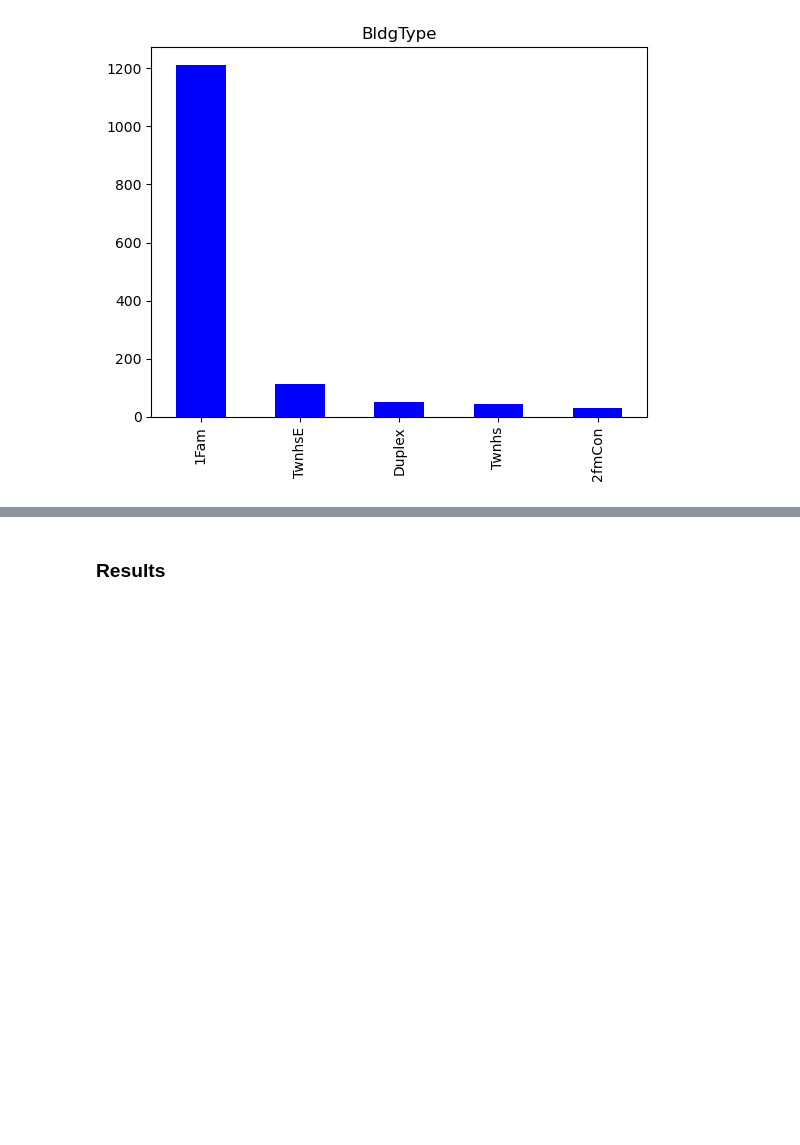
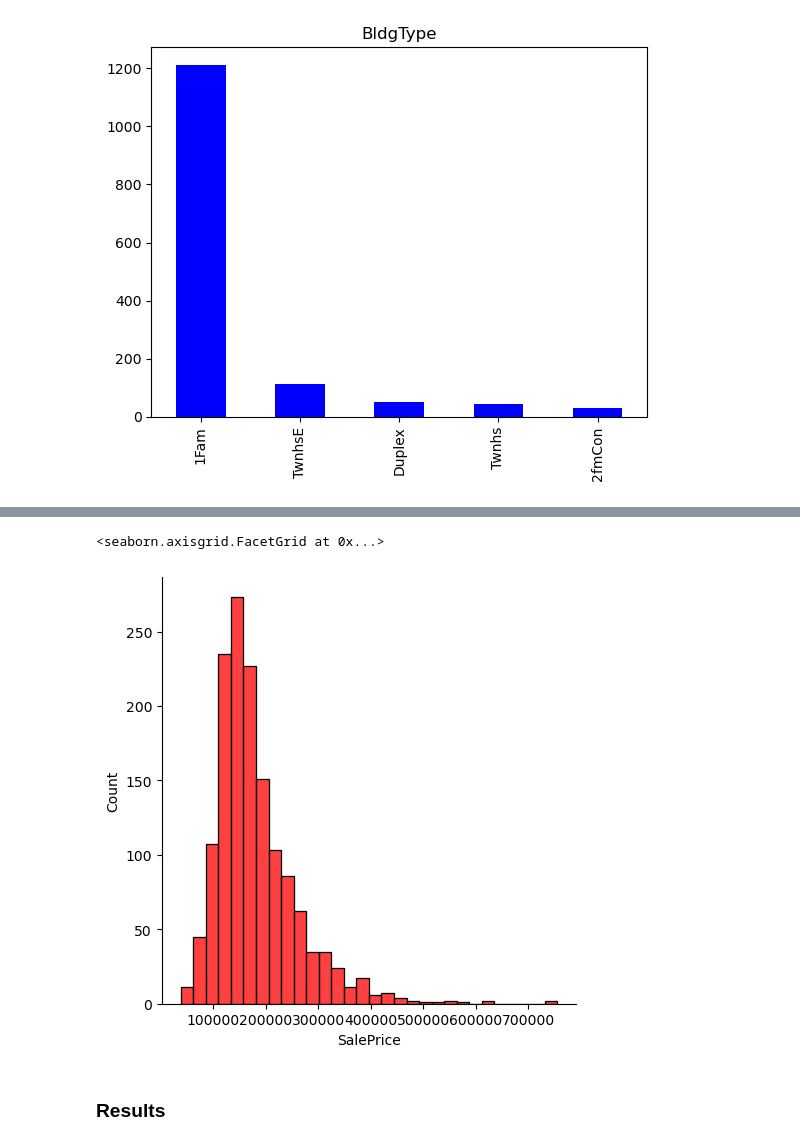
Before and after one commit to strangenicholas/Housing-Price-Prediction---Predictive-Analytics-and-Advanced-Regression-, a Jupyter notebook: Housing Price Prediction - Predictive Analytics and Advanced Regression .ipynb, the cells around one changed output, grey strips where cells are left out. Cells and saved outputs as stored; diff of their text form; code cells hidden in the pictures; blank space fills up the shorter version.

```diff
--- a/Housing Price Prediction - Predictive Analytics and Advanced Regression .ipynb
+++ b/Housing Price Prediction - Predictive Analytics and Advanced Regression .ipynb
@@ -178,3 +185,8 @@ plt.title('BldgType');
+# %%
+sns.displot(df_house_train['SalePrice'], kde = False, color ='red', bins = 30)
+# %% [output]
+<seaborn.axisgrid.FacetGrid at 0x...>
+[figure, added]
 # %% [markdown]
 ### Results
 # %%
```
Also changed, not shown: parts of 2 cells of this notebook.
